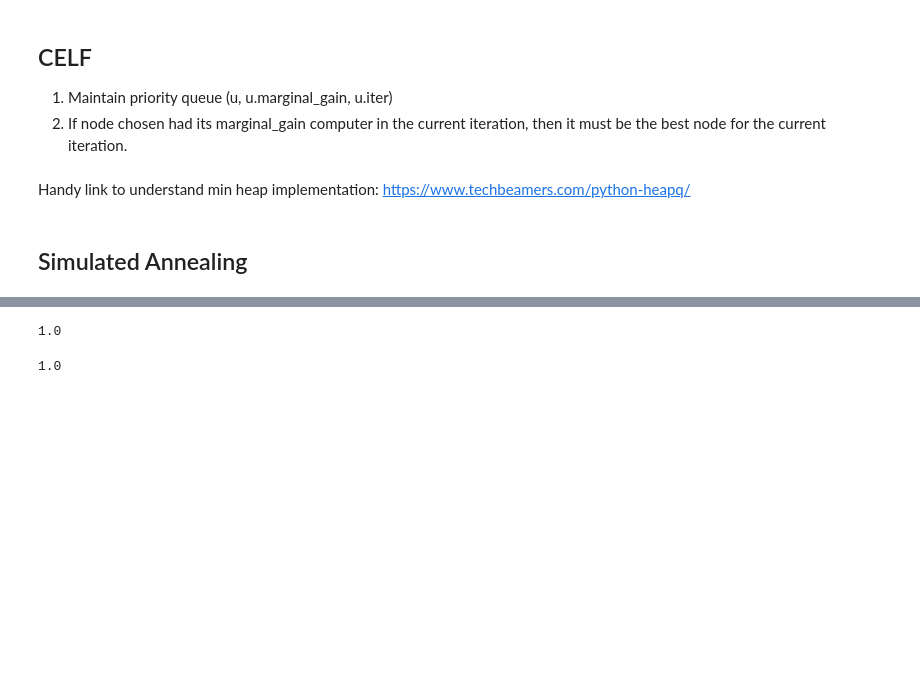
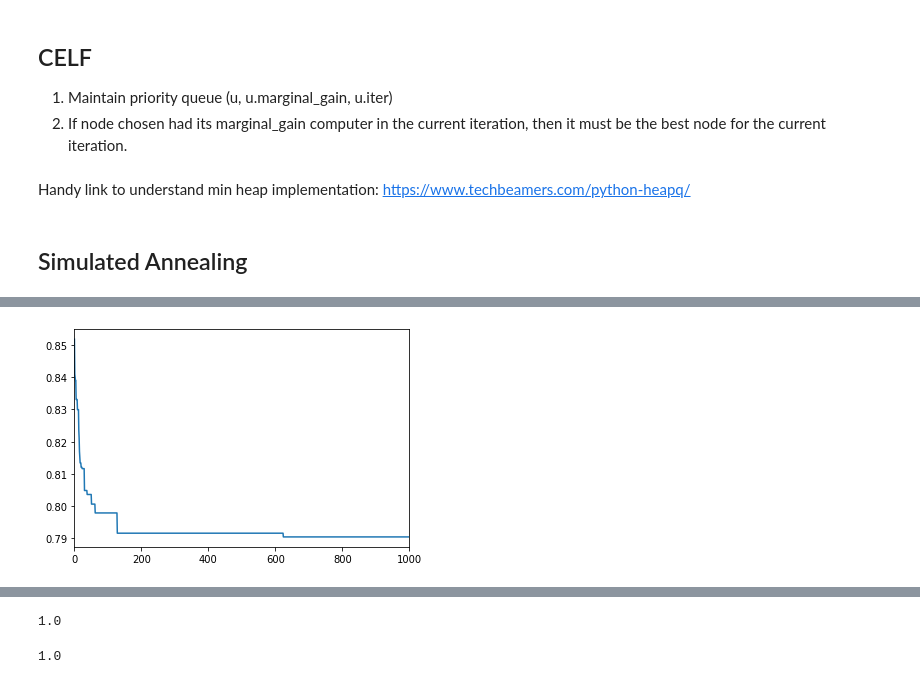
Before and after one commit to pdebiase/SNA_final_project, a Jupyter notebook: final_project.ipynb, the cells around one changed output, grey strips where cells are left out. Drawn from its saved outputs; the diff is of its cells as text; code cells hidden in the pictures; blank space fills up the shorter version.

```diff
--- a/final_project.ipynb
+++ b/final_project.ipynb
@@ -547,0 +682,5 @@ Total function evaluations: 100000
+# %%
+pd.Series(b_history).plot()
+plt.show()
+# %% [output]
+[figure, added]
```
Also changed, not shown: parts of 18 cells of this notebook, 3 other files.
